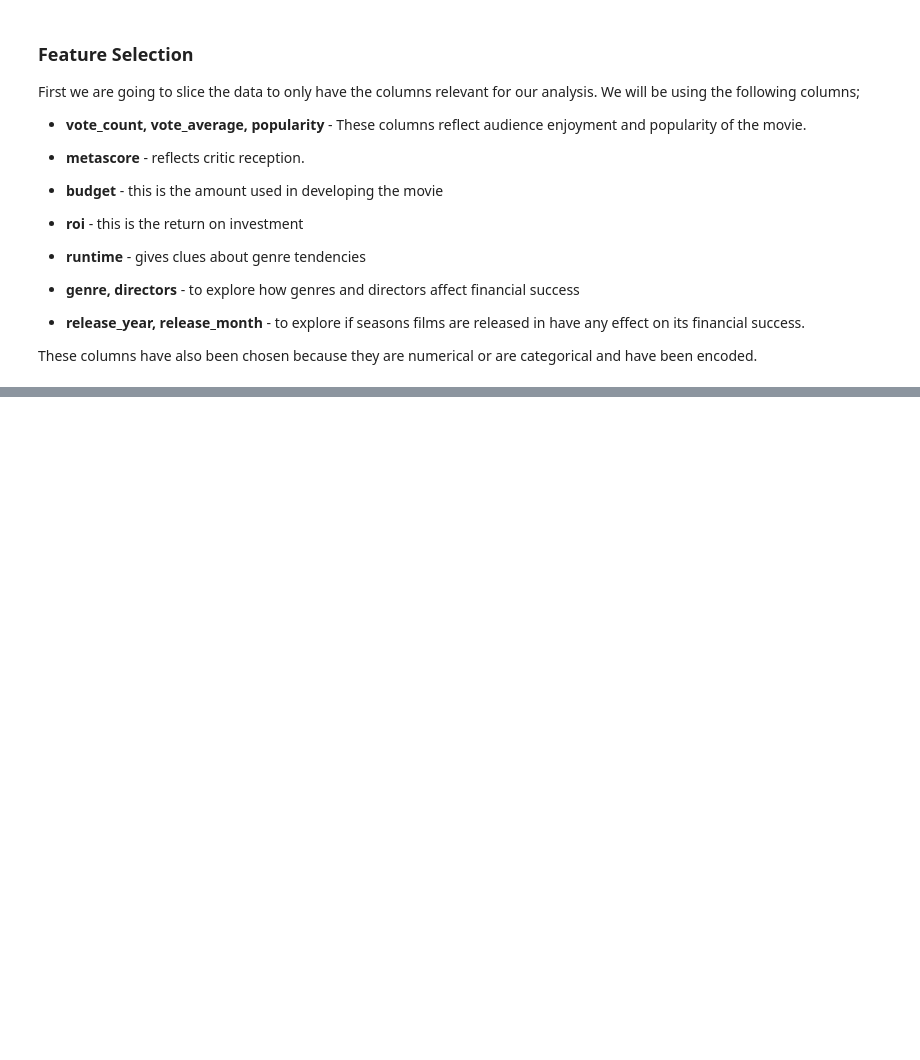
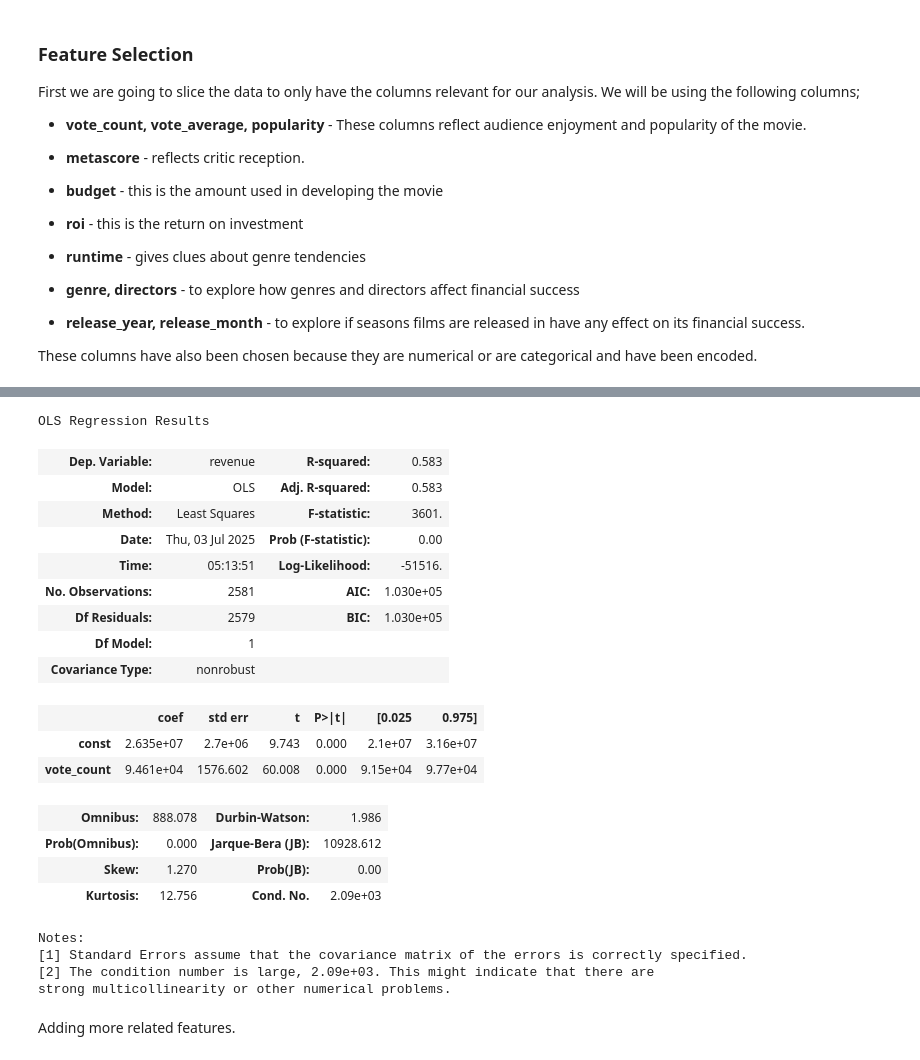
Before and after one commit to Assesa44/Movie-Revenue-Predictor, a Jupyter notebook: Notebooks/revenue_predictor.ipynb, the cells around one changed output, grey strips where cells are left out. Drawn from its saved outputs; the diff is of its cells as text; code cells hidden in the pictures; blank space fills up the shorter version.

```diff
--- a/Notebooks/revenue_predictor.ipynb
+++ b/Notebooks/revenue_predictor.ipynb
@@ -641,0 +658,26 @@ X_train, X_test, y_train, y_test = train_test_split(X, y, test_size= 0.2, random
+# %%
+results.summary()
+# %% [output]
+OLS Regression Results
+| Dep. Variable: | revenue | R-squared: | 0.583 |
+| Model: | OLS | Adj. R-squared: | 0.583 |
+| Method: | Least Squares | F-statistic: | 3601. |
+| Date: | Thu, 03 Jul 2025 | Prob (F-statistic): | 0.00 |
+| Time: | 05:13:51 | Log-Likelihood: | -51516. |
+| No. Observations: | 2581 | AIC: | 1.030e+05 |
+| Df Residuals: | 2579 | BIC: | 1.030e+05 |
+| Df Model: | 1 |  |  |
+| Covariance Type: | nonrobust |  |  |
+|  | coef | std err | t | P>|t| | [0.025 | 0.975] |
+| const | 2.635e+07 | 2.7e+06 | 9.743 | 0.000 | 2.1e+07 | 3.16e+07 |
+| vote_count | 9.461e+04 | 1576.602 | 60.008 | 0.000 | 9.15e+04 | 9.77e+04 |
+| Omnibus: | 888.078 | Durbin-Watson: | 1.986 |
+| Prob(Omnibus): | 0.000 | Jarque-Bera (JB): | 10928.612 |
+| Skew: | 1.270 | Prob(JB): | 0.00 |
+| Kurtosis: | 12.756 | Cond. No. | 2.09e+03 |
+Notes:
+[1] Standard Errors assume that the covariance matrix of the errors is correctly specified.
+[2] The condition number is large, 2.09e+03. This might indicate that there are
+strong multicollinearity or other numerical problems.
+# %% [markdown]
+Adding more related features.
```
Also changed, not shown: parts of 20 cells of this notebook.
